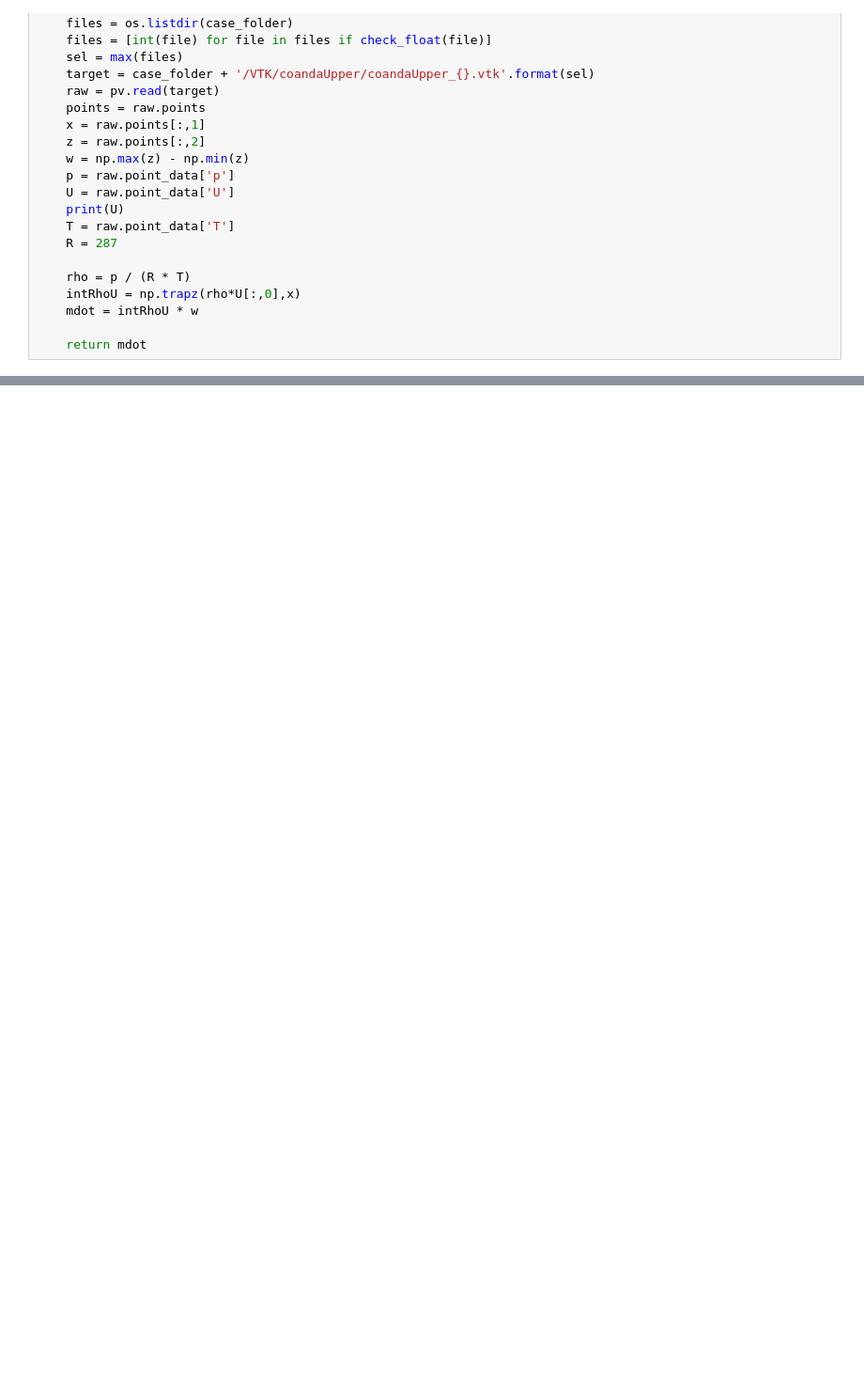
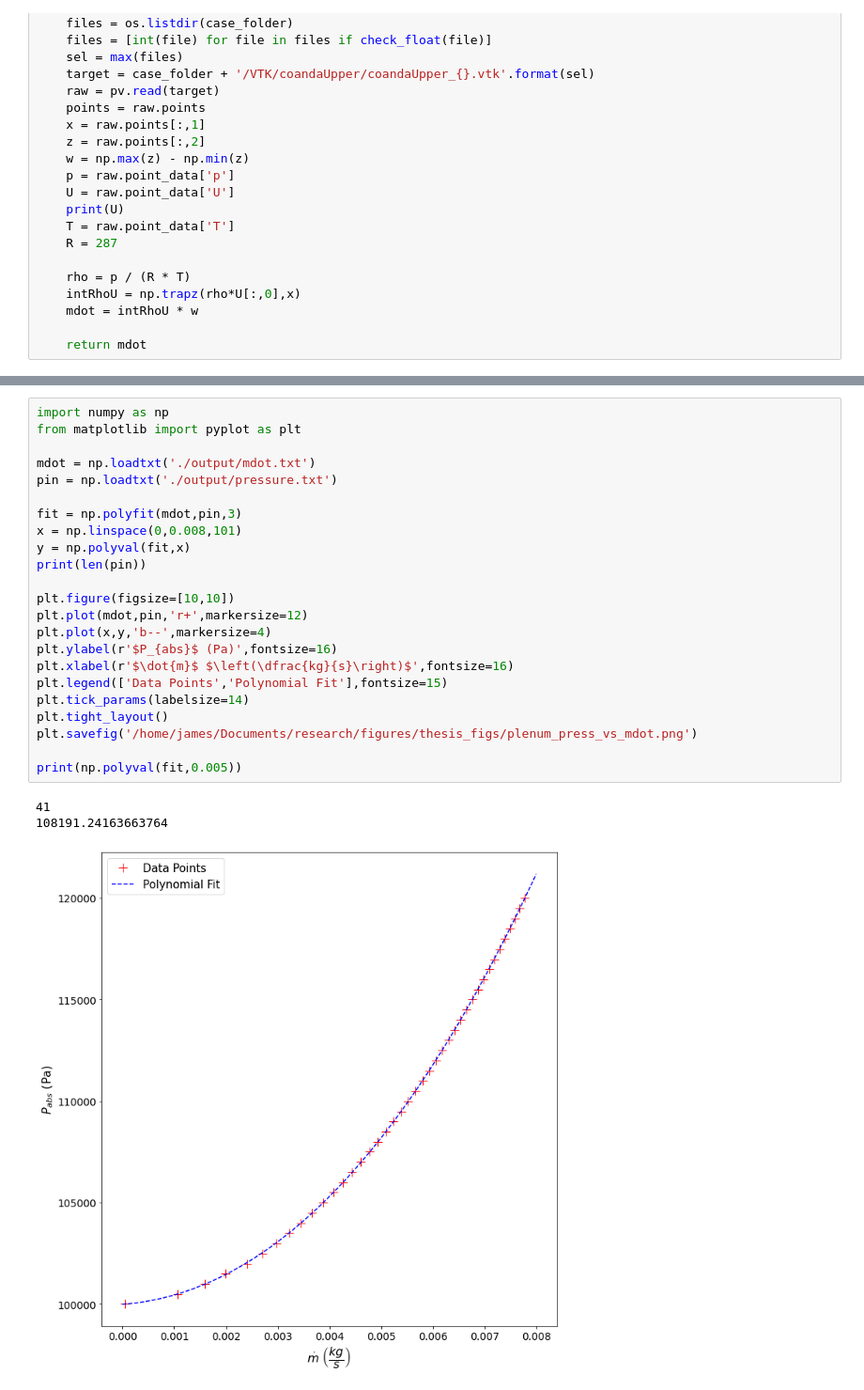
Before and after one commit to jimmikehank/cfd, a Jupyter notebook: bezier_coanda_pl/data_process.ipynb, the cells around one changed output, grey strips where cells are left out. Shown at 94% size. Saved outputs shown, nothing was run; the diff lists cells and outputs as text; blank space fills up the shorter version.

```diff
--- a/bezier_coanda_pl/data_process.ipynb
+++ b/bezier_coanda_pl/data_process.ipynb
@@ -150,0 +166,27 @@ CD = drags / QS
+# %%
+import numpy as np
+from matplotlib import pyplot as plt
+
+mdot = np.loadtxt('./output/mdot.txt')
+pin = np.loadtxt('./output/pressure.txt')
+
+fit = np.polyfit(mdot,pin,3)
+x = np.linspace(0,0.008,101)
+y = np.polyval(fit,x)
+print(len(pin))
+
+plt.figure(figsize=[10,10])
+plt.plot(mdot,pin,'r+',markersize=12)
+plt.plot(x,y,'b--',markersize=4)
+plt.ylabel(r'$P_{abs}$ (Pa)',fontsize=16)
+plt.xlabel(r'$\dot{m}$ $\left(\dfrac{kg}{s}\right)$',fontsize=16)
+plt.legend(['Data Points','Polynomial Fit'],fontsize=15)
+plt.tick_params(labelsize=14)
+plt.tight_layout()
+plt.savefig('/home/james/Documents/research/figures/thesis_figs/plenum_press_vs_mdot.png')
+
+print(np.polyval(fit,0.005))
+# %% [output]
+41
+108191.24163663764
+[figure, added]
```
Also changed, not shown: parts of 1 cell of this notebook, 8 other files.
